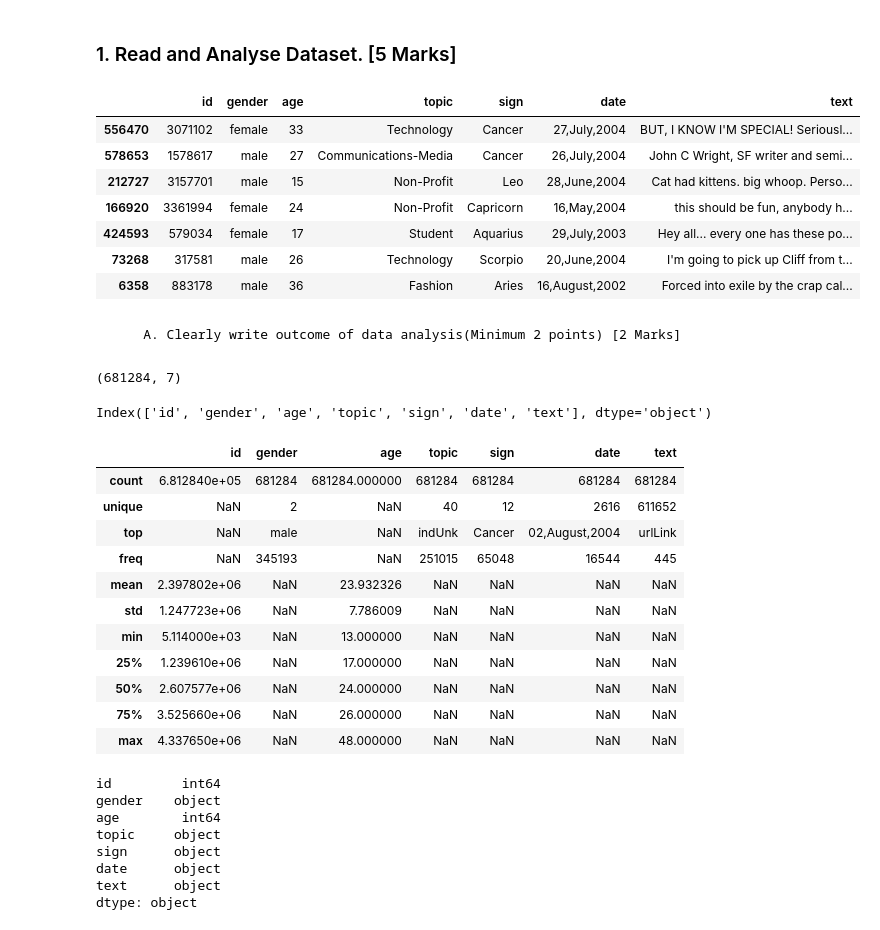
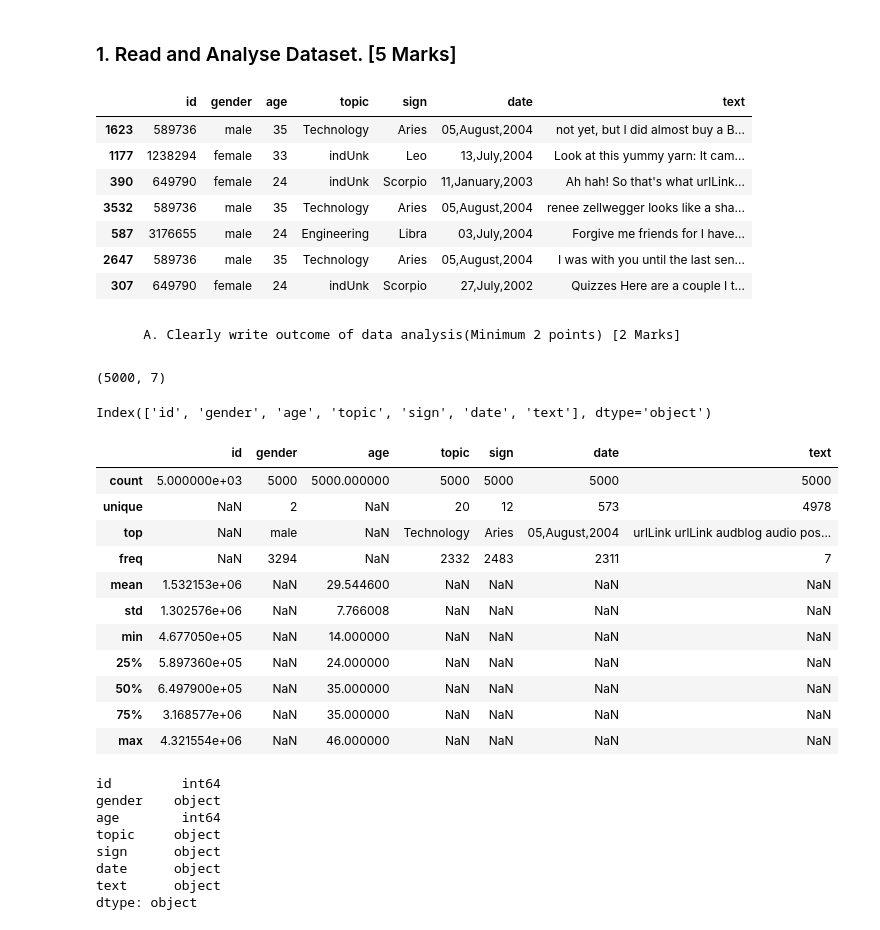
Before and after one commit to DollarDan/RNN_CODE, a Jupyter notebook: SNLP/NSLP_project/SNLP_PROJECT_SOL main.ipynb, the cells around one changed output. Cells and saved outputs as stored; diff of their text form; code cells hidden in the pictures.

```diff
--- a/SNLP/NSLP_project/SNLP_PROJECT_SOL main.ipynb
+++ b/SNLP/NSLP_project/SNLP_PROJECT_SOL main.ipynb
@@ -101,26 +101,26 @@ nlp = spacy.load('en_core_web_sm')
 tokenizer = ToktokTokenizer()
 stopword_list = nltk.corpus.stopwords.words('english')
 # %%
-blogs  = pd.read_csv('E:\\RNN\\blogs.zip', compression='zip', header=0, sep=',', quotechar='"') # reading the content directly from zip file
+# blogs  = pd.read_csv('E:\\RNN\\blogs.zip', compression='zip', header=0, sep=',', quotechar='"') # reading the content directly from zip file
 
 
-# blogs = pd.read_csv('E:\\RNN\\blogs\\Output_1.csv')
+blogs = pd.read_csv('E:\\RNN\\blogs\\Output_1.csv')
 blogs.sample(7)
 # %% [output]
 |  | id | gender | age | topic | sign | date | text |
-| 556470 | 3071102 | female | 33 | Technology | Cancer | 27,July,2004 | BUT, I KNOW I'M SPECIAL! Seriousl... |
-| 578653 | 1578617 | male | 27 | Communications-Media | Cancer | 26,July,2004 | John C Wright, SF writer and semi... |
-| 212727 | 3157701 | male | 15 | Non-Profit | Leo | 28,June,2004 | Cat had kittens. big whoop. Perso... |
-| 166920 | 3361994 | female | 24 | Non-Profit | Capricorn | 16,May,2004 | this should be fun, anybody h... |
-| 424593 | 579034 | female | 17 | Student | Aquarius | 29,July,2003 | Hey all... every one has these po... |
-| 73268 | 317581 | male | 26 | Technology | Scorpio | 20,June,2004 | I'm going to pick up Cliff from t... |
-| 6358 | 883178 | male | 36 | Fashion | Aries | 16,August,2002 | Forced into exile by the crap cal... |
+| 1623 | 589736 | male | 35 | Technology | Aries | 05,August,2004 | not yet, but I did almost buy a B... |
+| 1177 | 1238294 | female | 33 | indUnk | Leo | 13,July,2004 | Look at this yummy yarn: It cam... |
+| 390 | 649790 | female | 24 | indUnk | Scorpio | 11,January,2003 | Ah hah! So that's what urlLink... |
+| 3532 | 589736 | male | 35 | Technology | Aries | 05,August,2004 | renee zellwegger looks like a sha... |
+| 587 | 3176655 | male | 24 | Engineering | Libra | 03,July,2004 | Forgive me friends for I have... |
+| 2647 | 589736 | male | 35 | Technology | Aries | 05,August,2004 | I was with you until the last sen... |
+| 307 | 649790 | female | 24 | indUnk | Scorpio | 27,July,2002 | Quizzes Here are a couple I t... |
 # %% [markdown]
         A. Clearly write outcome of data analysis(Minimum 2 points) [2 Marks]
 # %%
 blogs.shape
 # %% [output]
-(681284, 7)
+(5000, 7)
 # %%
 blogs.columns
 # %% [output]
@@ -129,17 +129,17 @@ Index(['id', 'gender', 'age', 'topic', 'sign', 'date', 'text'], dtype='object')
 blogs.describe(include='all')
 # %% [output]
 |  | id | gender | age | topic | sign | date | text |
-| count | 6.812840e+05 | 681284 | 681284.000000 | 681284 | 681284 | 681284 | 681284 |
-| unique | NaN | 2 | NaN | 40 | 12 | 2616 | 611652 |
-| top | NaN | male | NaN | indUnk | Cancer | 02,August,2004 | urlLink |
-| freq | NaN | 345193 | NaN | 251015 | 65048 | 16544 | 445 |
-| mean | 2.397802e+06 | NaN | 23.932326 | NaN | NaN | NaN | NaN |
-| std | 1.247723e+06 | NaN | 7.786009 | NaN | NaN | NaN | NaN |
-| min | 5.114000e+03 | NaN | 13.000000 | NaN | NaN | NaN | NaN |
-| 25% | 1.239610e+06 | NaN | 17.000000 | NaN | NaN | NaN | NaN |
-| 50% | 2.607577e+06 | NaN | 24.000000 | NaN | NaN | NaN | NaN |
-| 75% | 3.525660e+06 | NaN | 26.000000 | NaN | NaN | NaN | NaN |
-| max | 4.337650e+06 | NaN | 48.000000 | NaN | NaN | NaN | NaN |
+| count | 5.000000e+03 | 5000 | 5000.000000 | 5000 | 5000 | 5000 | 5000 |
+| unique | NaN | 2 | NaN | 20 | 12 | 573 | 4978 |
+| top | NaN | male | NaN | Technology | Aries | 05,August,2004 | urlLink urlLink audblog audio pos... |
+| freq | NaN | 3294 | NaN | 2332 | 2483 | 2311 | 7 |
+| mean | 1.532153e+06 | NaN | 29.544600 | NaN | NaN | NaN | NaN |
+| std | 1.302576e+06 | NaN | 7.766008 | NaN | NaN | NaN | NaN |
+| min | 4.677050e+05 | NaN | 14.000000 | NaN | NaN | NaN | NaN |
+| 25% | 5.897360e+05 | NaN | 24.000000 | NaN | NaN | NaN | NaN |
+| 50% | 6.497900e+05 | NaN | 35.000000 | NaN | NaN | NaN | NaN |
+| 75% | 3.168577e+06 | NaN | 35.000000 | NaN | NaN | NaN | NaN |
+| max | 4.321554e+06 | NaN | 46.000000 | NaN | NaN | NaN | NaN |
 # %%
 blogs.dtypes
 # %% [output]
```
Also changed, not shown: parts of 24 cells of this notebook.
